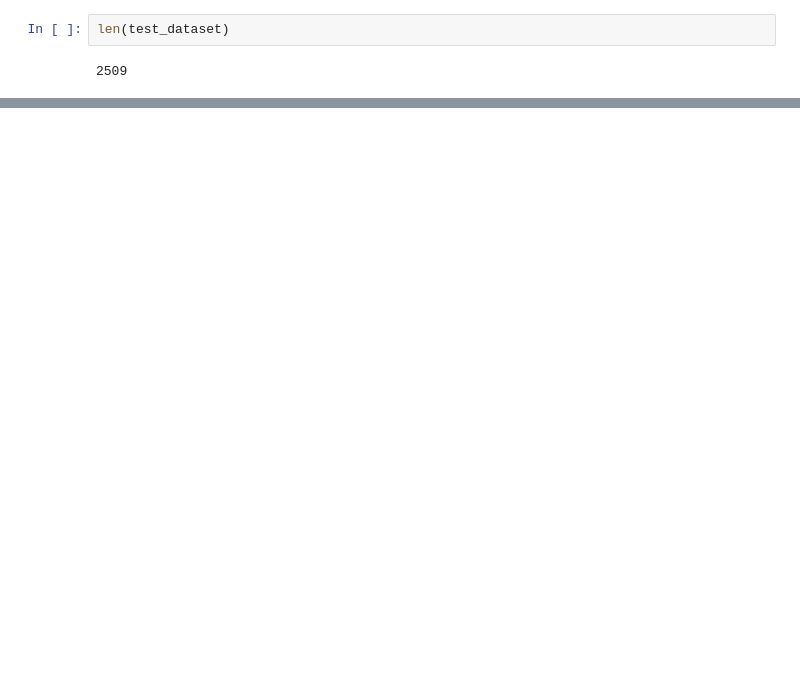
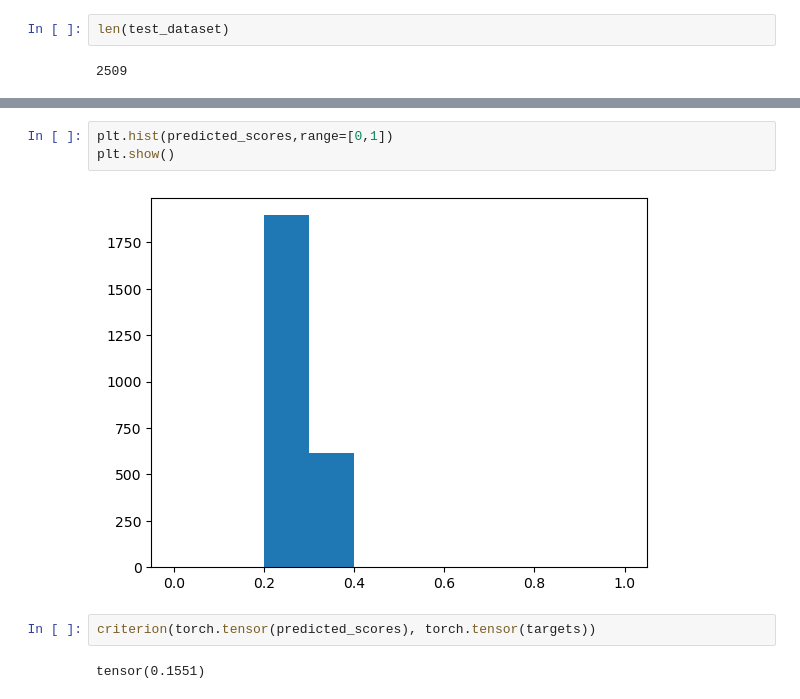
Before and after one commit to mowoe/bachelorthesis, a Jupyter notebook: 06_ReimplementingAppsthetics.ipynb, the cells around one changed output, grey strips where cells are left out. Drawn from its saved outputs; the diff is of its cells as text; blank space fills up the shorter version.

```diff
--- a/06_ReimplementingAppsthetics.ipynb
+++ b/06_ReimplementingAppsthetics.ipynb
@@ -174,0 +232,9 @@ plt.show()
+# %%
+plt.hist(predicted_scores,range=[0,1])
+plt.show()
+# %% [output]
+[figure, added]
+# %%
+criterion(torch.tensor(predicted_scores), torch.tensor(targets))
+# %% [output]
+tensor(0.1551)
```
Also changed, not shown: parts of 21 cells of this notebook, 2 other files.
